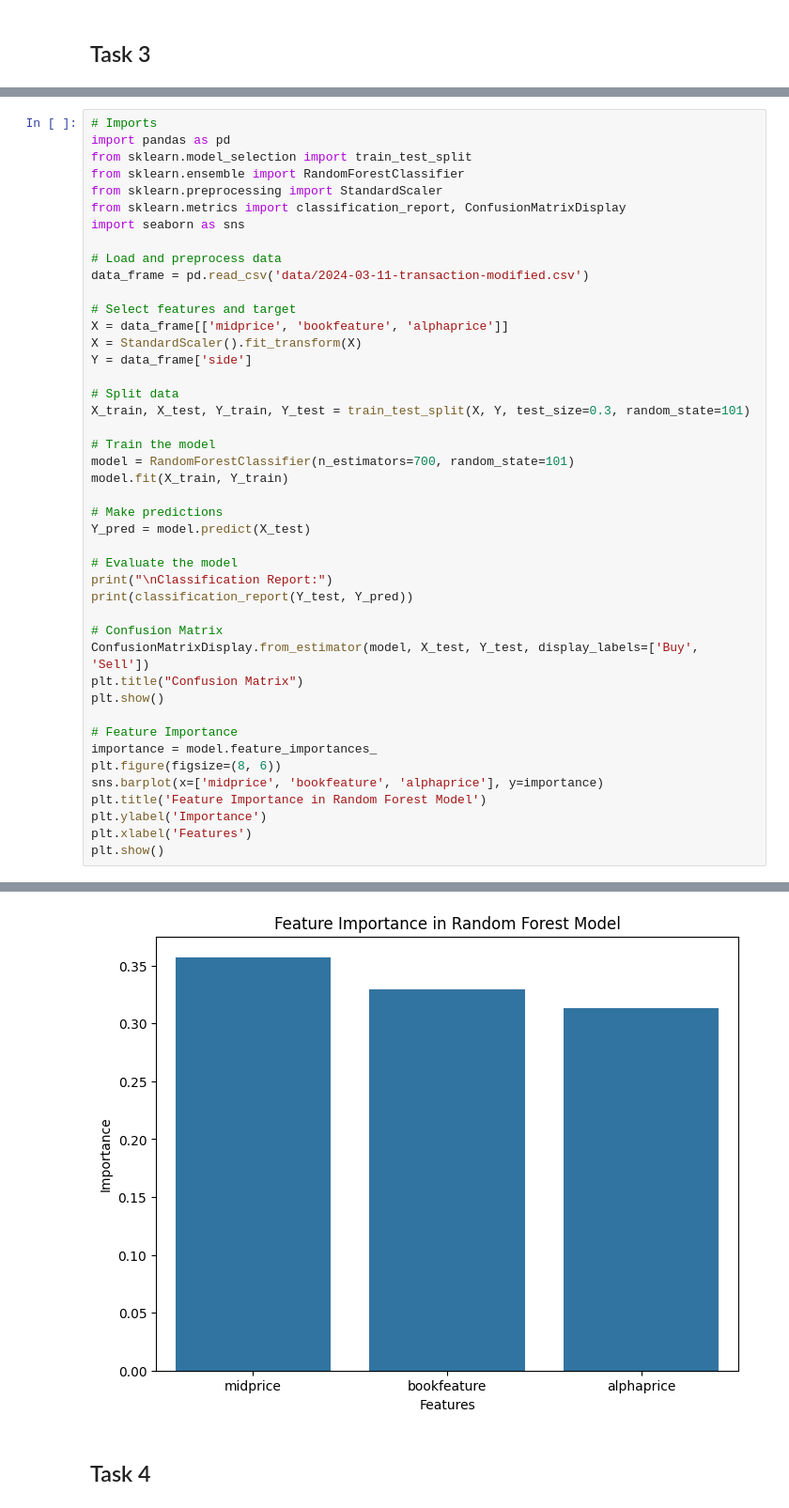
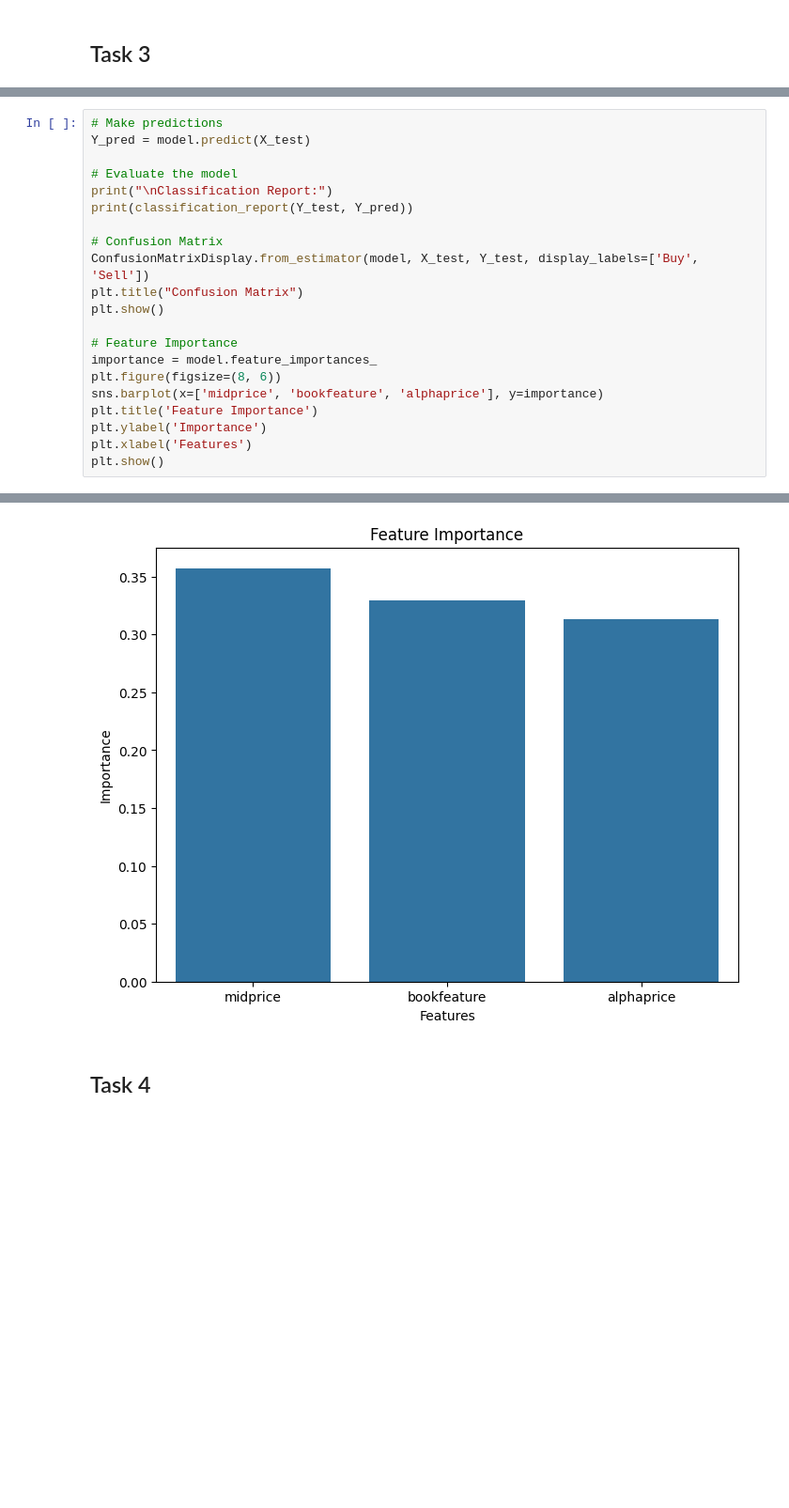
Before and after one commit to konradwojda/HYU-AI-A, a Jupyter notebook: midterm/midterm.ipynb, the cells around one changed output, grey strips where cells are left out. Shown: that part at 94% size. Drawn from its saved outputs; the diff is of its cells as text; blank space fills up the shorter version.

```diff
--- a/midterm/midterm.ipynb
+++ b/midterm/midterm.ipynb
@@ -106,58 +153,35 @@ transactions.to_csv(output_file, index=False)
 # %%
-# Imports
-import pandas as pd
-from sklearn.model_selection import train_test_split
-from sklearn.ensemble import RandomForestClassifier
-from sklearn.preprocessing import StandardScaler
-from sklearn.metrics import classification_report, ConfusionMatrixDisplay
-import seaborn as sns
-
-# Load and preprocess data
-data_frame = pd.read_csv('data/2024-03-11-transaction-modified.csv')
-
-# Select features and target
-X = data_frame[['midprice', 'bookfeature', 'alphaprice']]
-X = StandardScaler().fit_transform(X)
-Y = data_frame['side']
-
-# Split data
-X_train, X_test, Y_train, Y_test = train_test_split(X, Y, test_size=0.3, random_state=101)
-
-# Train the model
-model = RandomForestClassifier(n_estimators=700, random_state=101)
-model.fit(X_train, Y_train)
-
 # Make predictions
 Y_pred = model.predict(X_test)
 
 # Evaluate the model
 print("\nClassification Report:")
 print(classification_report(Y_test, Y_pred))
 
 # Confusion Matrix
 ConfusionMatrixDisplay.from_estimator(model, X_test, Y_test, display_labels=['Buy', 'Sell'])
 plt.title("Confusion Matrix")
 plt.show()
 
 # Feature Importance
 importance = model.feature_importances_
 plt.figure(figsize=(8, 6))
 sns.barplot(x=['midprice', 'bookfeature', 'alphaprice'], y=importance)
-plt.title('Feature Importance in Random Forest Model')
+plt.title('Feature Importance')
 plt.ylabel('Importance')
 plt.xlabel('Features')
 plt.show()
 # %% [output]
 Classification Report:
               precision    recall  f1-score   support
 
            0       0.78      0.79      0.78       259
            1       0.84      0.84      0.84       356
 
     accuracy                           0.82       615
    macro avg       0.81      0.81      0.81       615
 weighted avg       0.82      0.82      0.82       615
 [figure]
-[figure, old version]
+[figure, new version]
 # %% [markdown]
 ## Task 4
```
Also changed, not shown: parts of 24 cells of this notebook, 1 other file.
